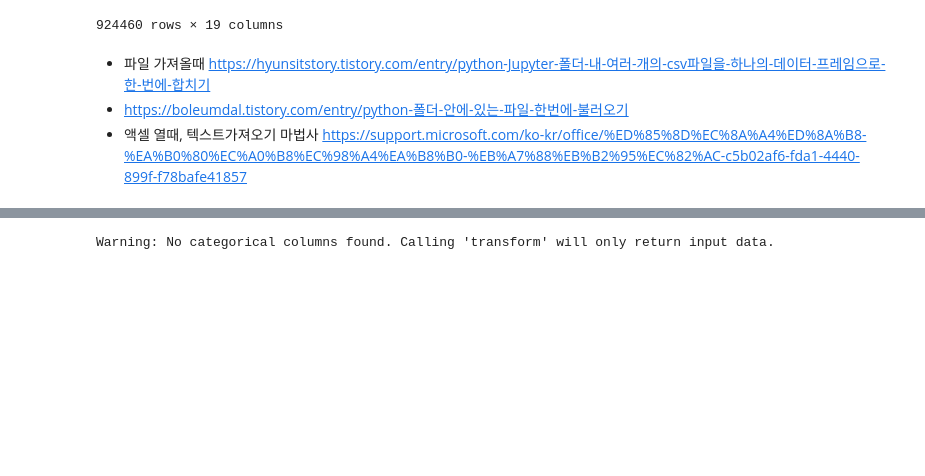
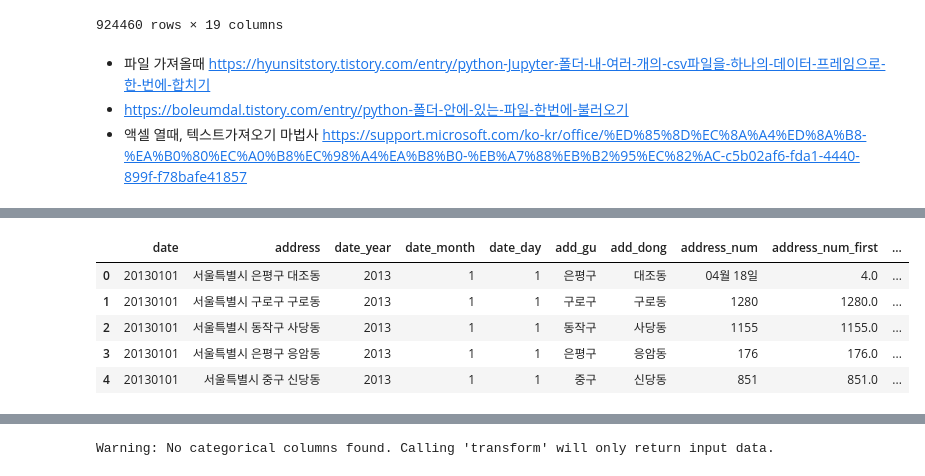
Before and after one commit to Jesimsim/ds-section2-project, a Jupyter notebook: section2_project_practice.ipynb, the cells around one changed output, grey strips where cells are left out. Cells and saved outputs as stored; diff of their text form; code cells hidden in the pictures; blank space fills up the shorter version.

```diff
--- a/section2_project_practice.ipynb
+++ b/section2_project_practice.ipynb
@@ -236,0 +463,10 @@ df['거래금액(만원)'] = df['거래금액(만원)'].str.replace(',','')
+# %%
+df = df.sort_values('date').reset_index(drop=True)
+df.head()
+# %% [output]
+|  | date | address | date_year | date_month | date_day | add_gu | add_dong | address_num | address_num_first | ... |
+| 0 | 20130101 | 서울특별시 은평구 대조동 | 2013 | 1 | 1 | 은평구 | 대조동 | 04월 18일 | 4.0 | ... |
+| 1 | 20130101 | 서울특별시 구로구 구로동 | 2013 | 1 | 1 | 구로구 | 구로동 | 1280 | 1280.0 | ... |
+| 2 | 20130101 | 서울특별시 동작구 사당동 | 2013 | 1 | 1 | 동작구 | 사당동 | 1155 | 1155.0 | ... |
+| 3 | 20130101 | 서울특별시 은평구 응암동 | 2013 | 1 | 1 | 은평구 | 응암동 | 176 | 176.0 | ... |
+| 4 | 20130101 | 서울특별시 중구 신당동 | 2013 | 1 | 1 | 중구 | 신당동 | 851 | 851.0 | ... |
```
Also changed, not shown: parts of 58 cells of this notebook.
